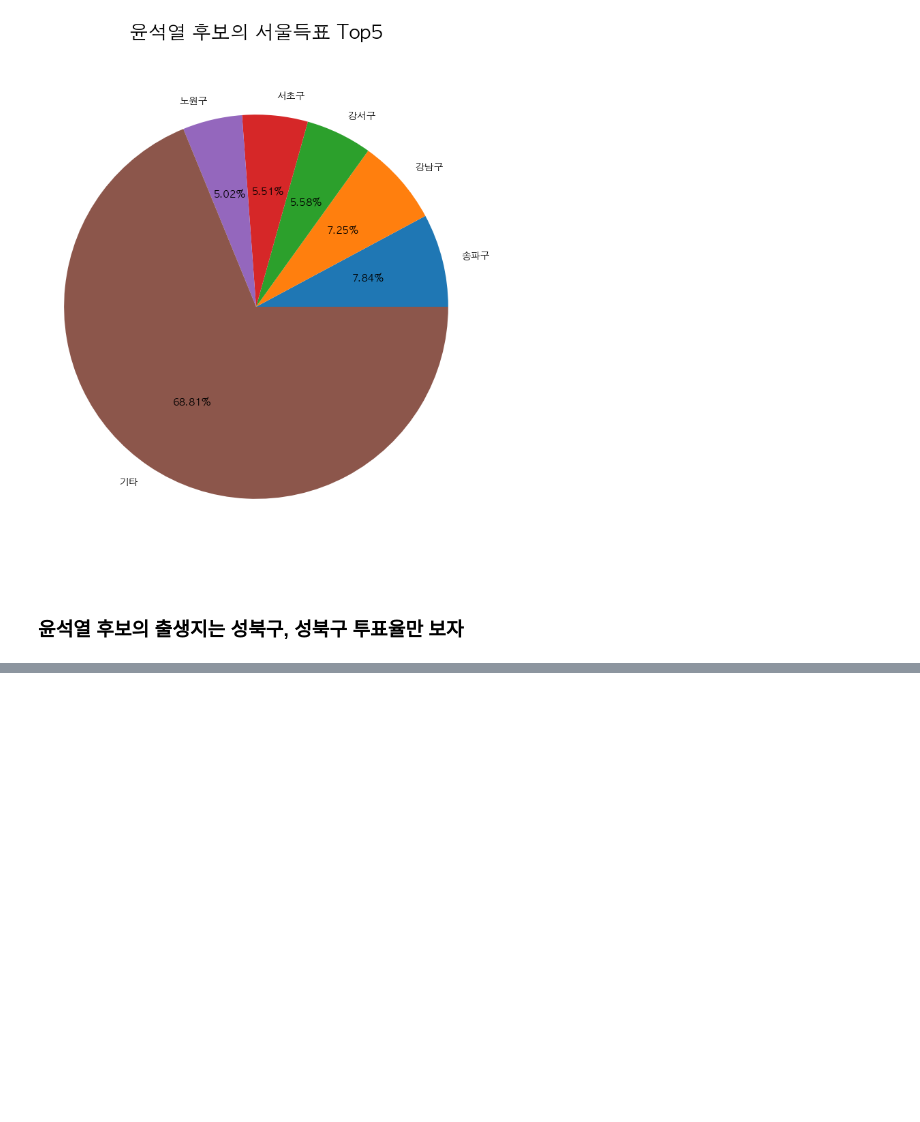
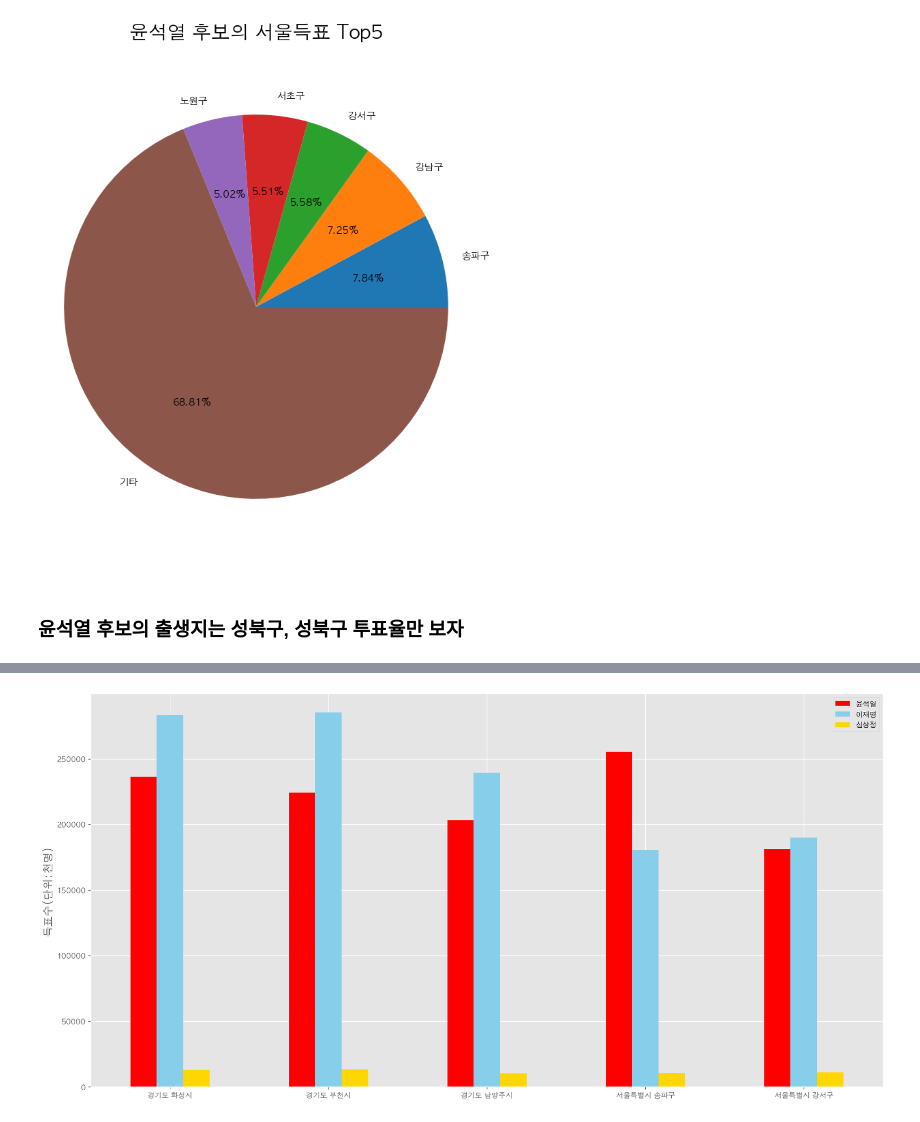
Before and after one commit to LeeHosik/Python-Study, a Jupyter notebook: DataAnalysis/Note/09.대선자료시각화.ipynb, the cells around one changed output, grey strips where cells are left out. Saved outputs shown, nothing was run; the diff lists cells and outputs as text; code cells hidden in the pictures; blank space fills up the shorter version.

```diff
--- a/DataAnalysis/Note/09.대선자료시각화.ipynb
+++ b/DataAnalysis/Note/09.대선자료시각화.ipynb
@@ -290,0 +334,5 @@ plt.show()
+# %%
+# elec_sum = election.pivot_table("투표수", index='광역시도', aggfunc=sum)
+data2 = election.sort_values(by='투표수', ascending=False)[0:5][['광역시도','시군구','이재명','윤석열','심상정','투표수']]
+data2.set_index(keys=data2['광역시도']+' '+data2['시군구'] ,inplace=True)
+data2 = data2[['윤석열','이재명','심상정']]
@@ -290,0 +348,14 @@ plt.show()
+# %%
+plt.style.use('ggplot')
+data2.plot(
+    kind='bar',
+    figsize=(20,10),
+    color = ['red','#87CEEB','gold'],
+
+    )
+plt.xticks(rotation="horizontal",size=10) # vertical은 90도
+plt.ylabel("득표수", size=15)
+# plt.ylim(10000,4500000)
+plt.show()
+# %% [output]
+[figure, added]
```
Also changed, not shown: parts of 9 cells of this notebook, 8 other files.
